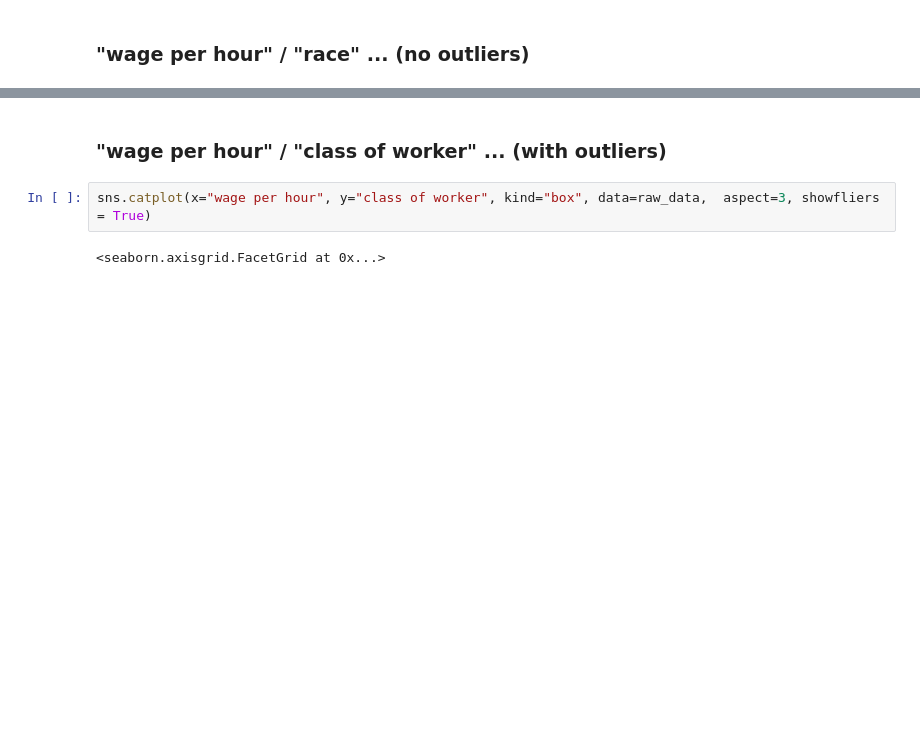
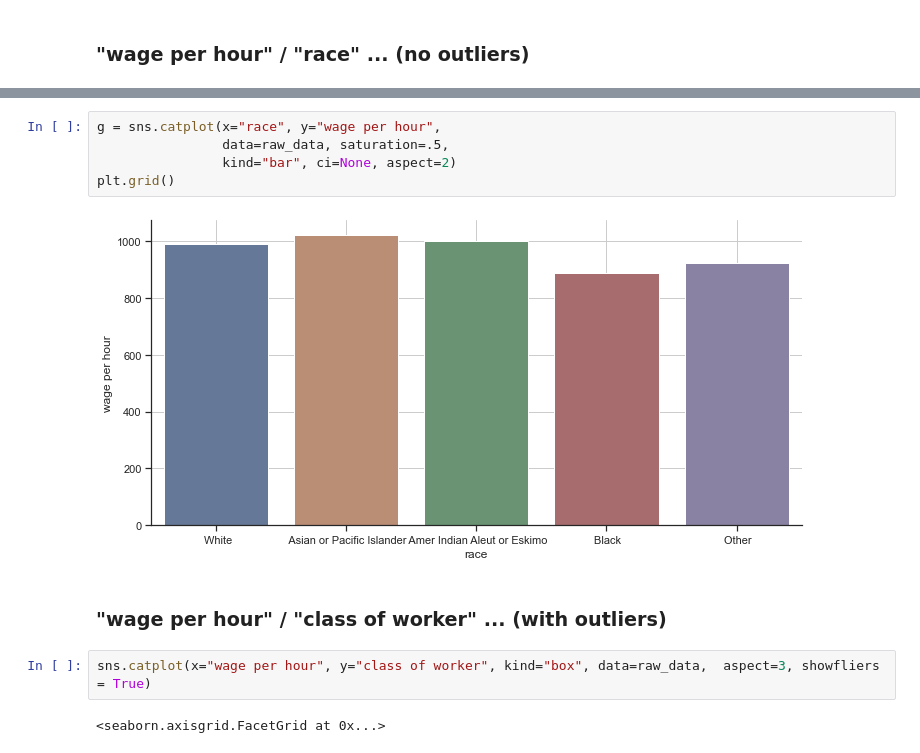
Before and after one commit to ThomasBrue/first-assignment-data-science, a Jupyter notebook: censusIncome.ipynb, the cells around one changed output, grey strips where cells are left out. Saved outputs shown, nothing was run; the diff lists cells and outputs as text; blank space fills up the shorter version.

```diff
--- a/censusIncome.ipynb
+++ b/censusIncome.ipynb
@@ -155,6 +167,13 @@ sns.catplot(x="wage per hour", y="race", kind="box", data=raw_data, aspect=3,  s
 # %% [output]
 <seaborn.axisgrid.FacetGrid at 0x...>
 [figure]
+# %%
+g = sns.catplot(x="race", y="wage per hour",
+                data=raw_data, saturation=.5,
+                kind="bar", ci=None, aspect=2)
+plt.grid()
+# %% [output]
+[figure, added]
 # %% [markdown]
 ### "wage per hour" / "class of worker" ... (with outliers)
 # %%
```
Also changed, not shown: parts of 19 cells of this notebook.
